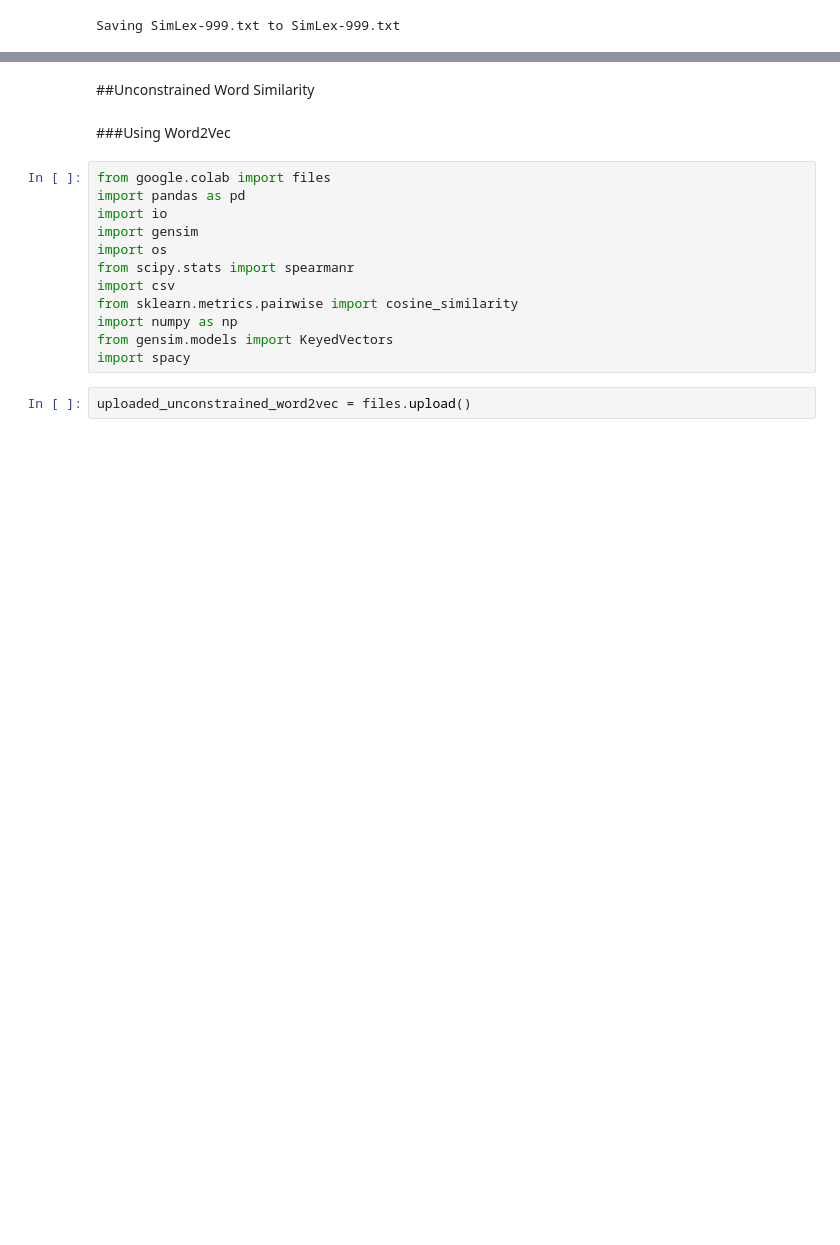
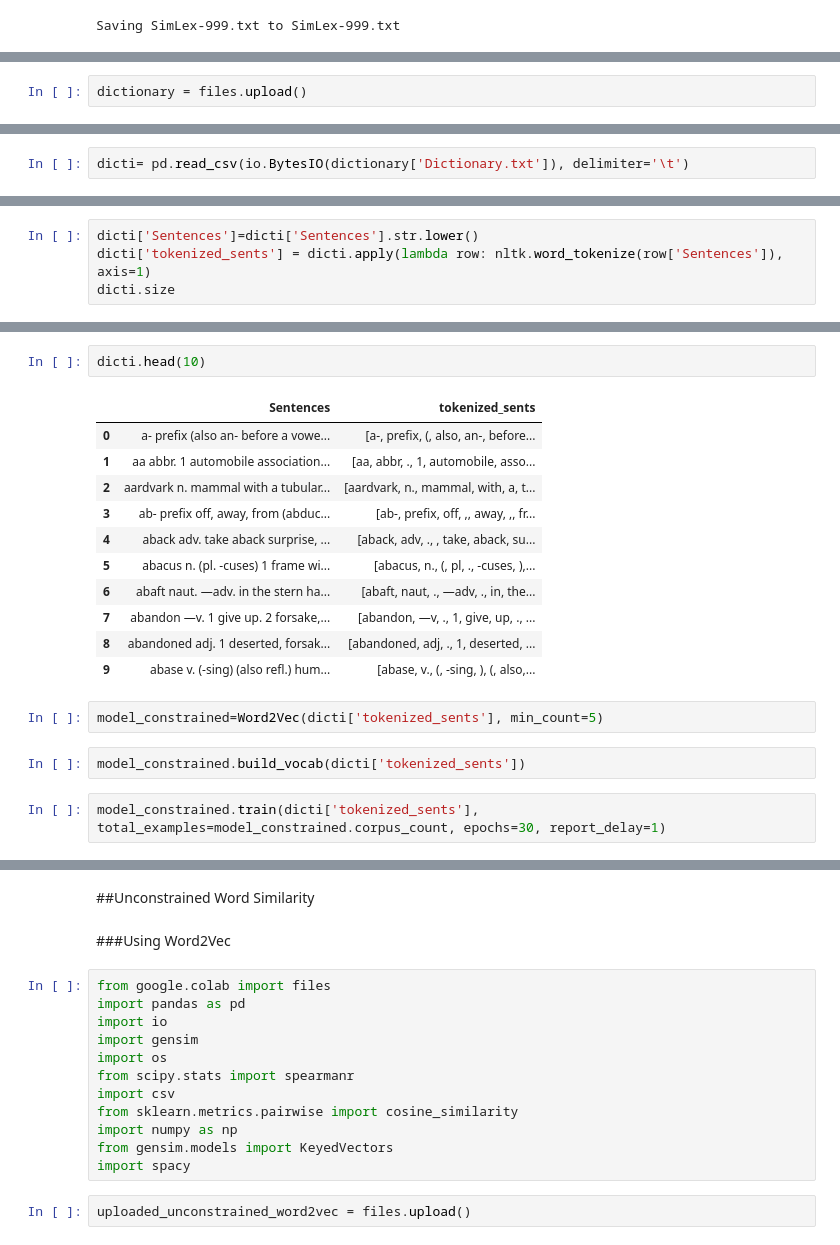
Before and after one commit to Salvik-Krishna/NLP_task, a Jupyter notebook: NLP.ipynb, the cells around one changed output, grey strips where cells are left out. Cells and saved outputs as stored; diff of their text form; blank space fills up the shorter version.

```diff
--- a/NLP.ipynb
+++ b/NLP.ipynb
@@ -75,0 +70,2 @@ print(data_constrained_word)
+# %%
+dictionary = files.upload()
@@ -75,0 +75,2 @@ print(data_constrained_word)
+# %%
+dicti= pd.read_csv(io.BytesIO(dictionary['Dictionary.txt']), delimiter='\t')
@@ -75,0 +88,4 @@ print(data_constrained_word)
+# %%
+dicti['Sentences']=dicti['Sentences'].str.lower()
+dicti['tokenized_sents'] = dicti.apply(lambda row: nltk.word_tokenize(row['Sentences']), axis=1)
+dicti.size
@@ -75,0 +102,20 @@ print(data_constrained_word)
+# %%
+dicti.head(10)
+# %% [output]
+|  | Sentences | tokenized_sents |
+| 0 | a- prefix (also an- before a vowe... | [a-, prefix, (, also, an-, before... |
+| 1 | aa abbr. 1 automobile association... | [aa, abbr, ., 1, automobile, asso... |
+| 2 | aardvark n. mammal with a tubular... | [aardvark, n., mammal, with, a, t... |
+| 3 | ab- prefix off, away, from (abduc... | [ab-, prefix, off, ,, away, ,, fr... |
+| 4 | aback adv.  take aback surprise, ... | [aback, adv, ., , take, aback, su... |
+| 5 | abacus n. (pl. -cuses) 1 frame wi... | [abacus, n., (, pl, ., -cuses, ),... |
+| 6 | abaft naut. —adv. in the stern ha... | [abaft, naut, ., —adv, ., in, the... |
+| 7 | abandon —v. 1 give up. 2 forsake,... | [abandon, —v, ., 1, give, up, ., ... |
+| 8 | abandoned adj. 1 deserted, forsak... | [abandoned, adj, ., 1, deserted, ... |
+| 9 | abase v. (-sing) (also refl.) hum... | [abase, v., (, -sing, ), (, also,... |
+# %%
+model_constrained=Word2Vec(dicti['tokenized_sents'], min_count=5)
+# %%
+model_constrained.build_vocab(dicti['tokenized_sents'])
+# %%
+model_constrained.train(dicti['tokenized_sents'], total_examples=model_constrained.corpus_count, epochs=30, report_delay=1)
```
Also changed, not shown: parts of 29 cells of this notebook.
